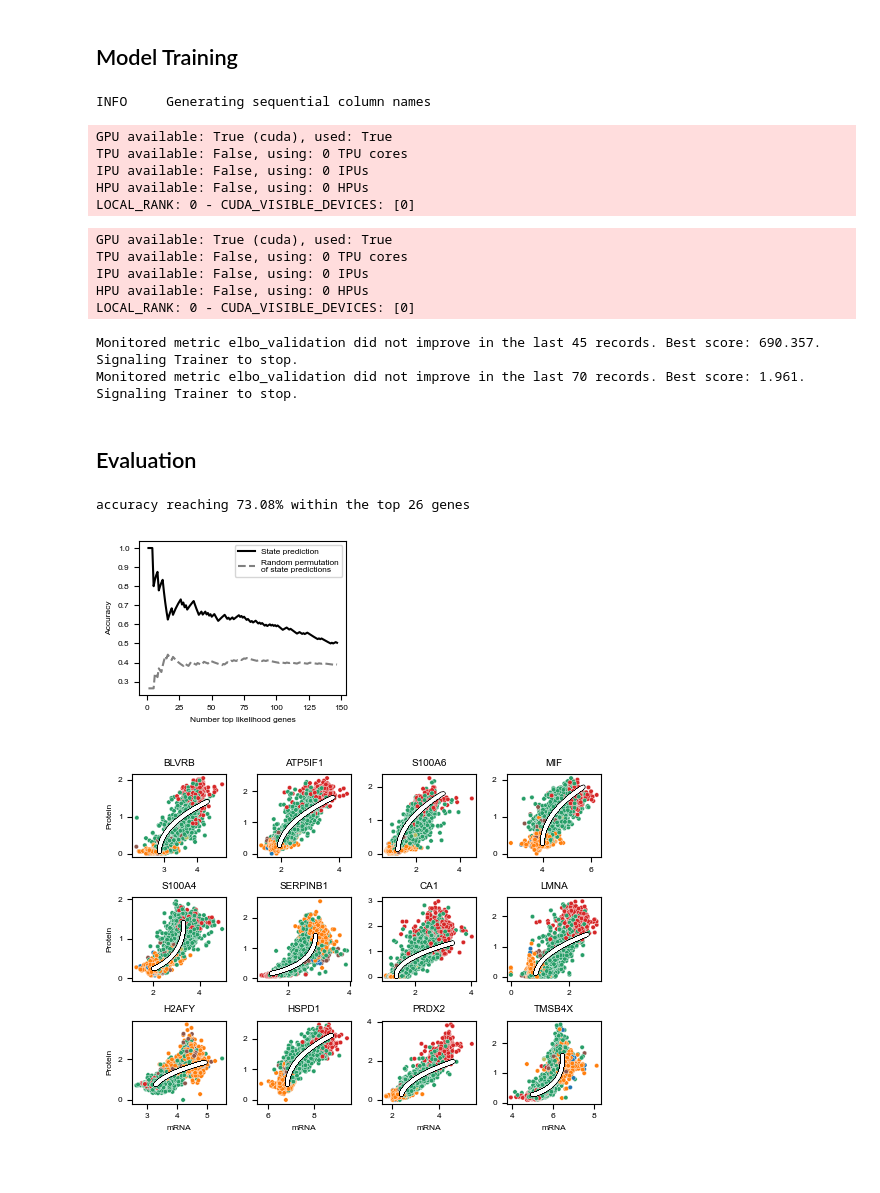
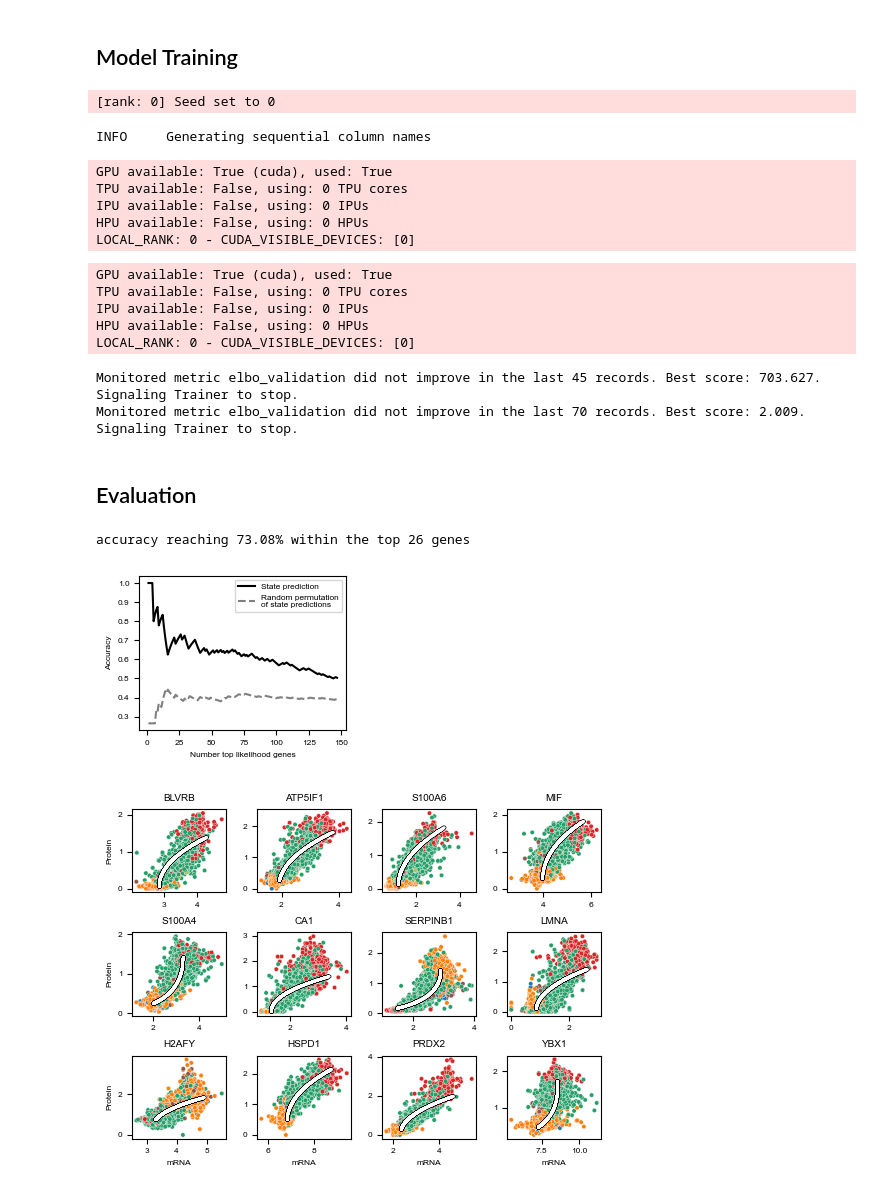
Before and after one commit to theislab/scProtVelo, a Jupyter notebook: notebooks/1_scProtVelo_run_individual_times_all_genes.ipynb, the cells around one changed output. Saved outputs shown, nothing was run; the diff lists cells and outputs as text; code cells hidden in the pictures.

```diff
--- a/notebooks/1_scProtVelo_run_individual_times_all_genes.ipynb
+++ b/notebooks/1_scProtVelo_run_individual_times_all_genes.ipynb
@@ -37,11 +38,12 @@ adata_train = adata
 ## Model Training
 # %%
 torch.manual_seed(0)
+scvi.settings.seed = 0
 
 scprotvelo.scProtVelo.setup_anndata(
     adata_train,
-    protein_layer="smoothed_protein",
-    rna_layer="smoothed_rna",
+    protein_layer="protein",
+    rna_layer="rna",
 )
 
 # to pretrain switch_time but keeping states at initial values
@@ -72,27 +74,28 @@ vae.train(
 
 add_fits_branches(adata_train, vae)
 # %% [output]
-INFO     Generating sequential column names
+[rank: 0] Seed set to 0
-GPU available: True (cuda), used: True
-TPU available: False, using: 0 TPU cores
-IPU available: False, using: 0 IPUs
-HPU available: False, using: 0 HPUs
-LOCAL_RANK: 0 - CUDA_VISIBLE_DEVICES: [0]
+INFO     Generating sequential column names
 GPU available: True (cuda), used: True
 TPU available: False, using: 0 TPU cores
 IPU available: False, using: 0 IPUs
 HPU available: False, using: 0 HPUs
 LOCAL_RANK: 0 - CUDA_VISIBLE_DEVICES: [0]
-Monitored metric elbo_validation did not improve in the last 45 records. Best score: 690.357. Signaling Trainer to stop.
-Monitored metric elbo_validation did not improve in the last 70 records. Best score: 1.961. Signaling Trainer to stop.
+GPU available: True (cuda), used: True
+TPU available: False, using: 0 TPU cores
+IPU available: False, using: 0 IPUs
+HPU available: False, using: 0 HPUs
+LOCAL_RANK: 0 - CUDA_VISIBLE_DEVICES: [0]
+Monitored metric elbo_validation did not improve in the last 45 records. Best score: 703.627. Signaling Trainer to stop.
+Monitored metric elbo_validation did not improve in the last 70 records. Best score: 2.009. Signaling Trainer to stop.
 # %% [markdown]
 ## Evaluation
 # %%
 quantile02 = adata_train.obs['dpt_pseudotime'].quantile(.2)
-early = adata_train[adata_train.obs['dpt_pseudotime'] < quantile02].layers['smoothed_rna'].mean(axis=0)
+early = adata_train[adata_train.obs['dpt_pseudotime'] < quantile02].layers['rna'].mean(axis=0)
 
 quantile08 = adata_train.obs['dpt_pseudotime'].quantile(.8)
-late = adata_train[adata_train.obs['dpt_pseudotime'] > quantile08].layers['smoothed_rna'].mean(axis=0)
+late = adata_train[adata_train.obs['dpt_pseudotime'] > quantile08].layers['rna'].mean(axis=0)
 
 up = np.array(late - early) > 0
 
@@ -146,24 +149,24 @@ with plt.rc_context({'font.family': 'Arial', 'font.size': 6}):
 adata_train = adata_train_full.copy()
 # %% [output]
 accuracy reaching 73.08% within the top 26 genes
-[figure, old version]
+[figure, new version]
 # %%
 # top couple of genes
 
 genes = list(adata_train.var['fit_likelihood'].sort_values(ascending=False).index)[:12]
 
 with plt.rc_context({'font.family': 'Arial', 'font.size': 6}):
     plot_phase_portraits(
         adata_train,
         genes=genes,
         n_cols=4,
-        rna_layer='smoothed_rna',
-        protein_layer='smoothed_protein',
+        rna_layer='rna',
+        protein_layer='protein',
         figsize=(1.3, 1.3),
         save='figures/phase_portraits_prot.pdf'
     )
 # %% [output]
-[figure, old version]
+[figure, new version]
 # %%
 genes = list(adata_train.var['fit_likelihood'].sort_values(ascending=False).index)[:100]
 adata2 = adata_train[:, genes].copy()
```
Also changed, not shown: parts of 3 cells of this notebook, 13 other files.
